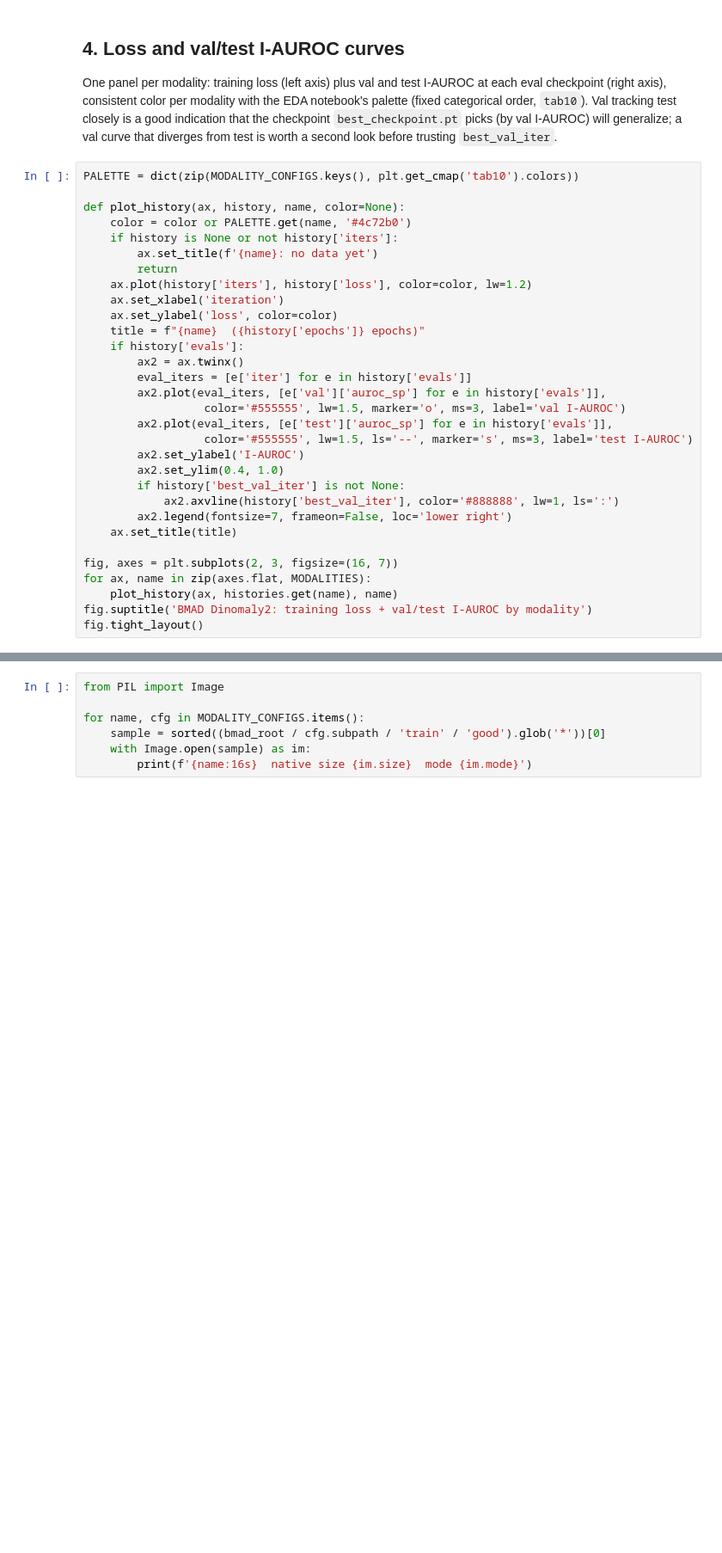
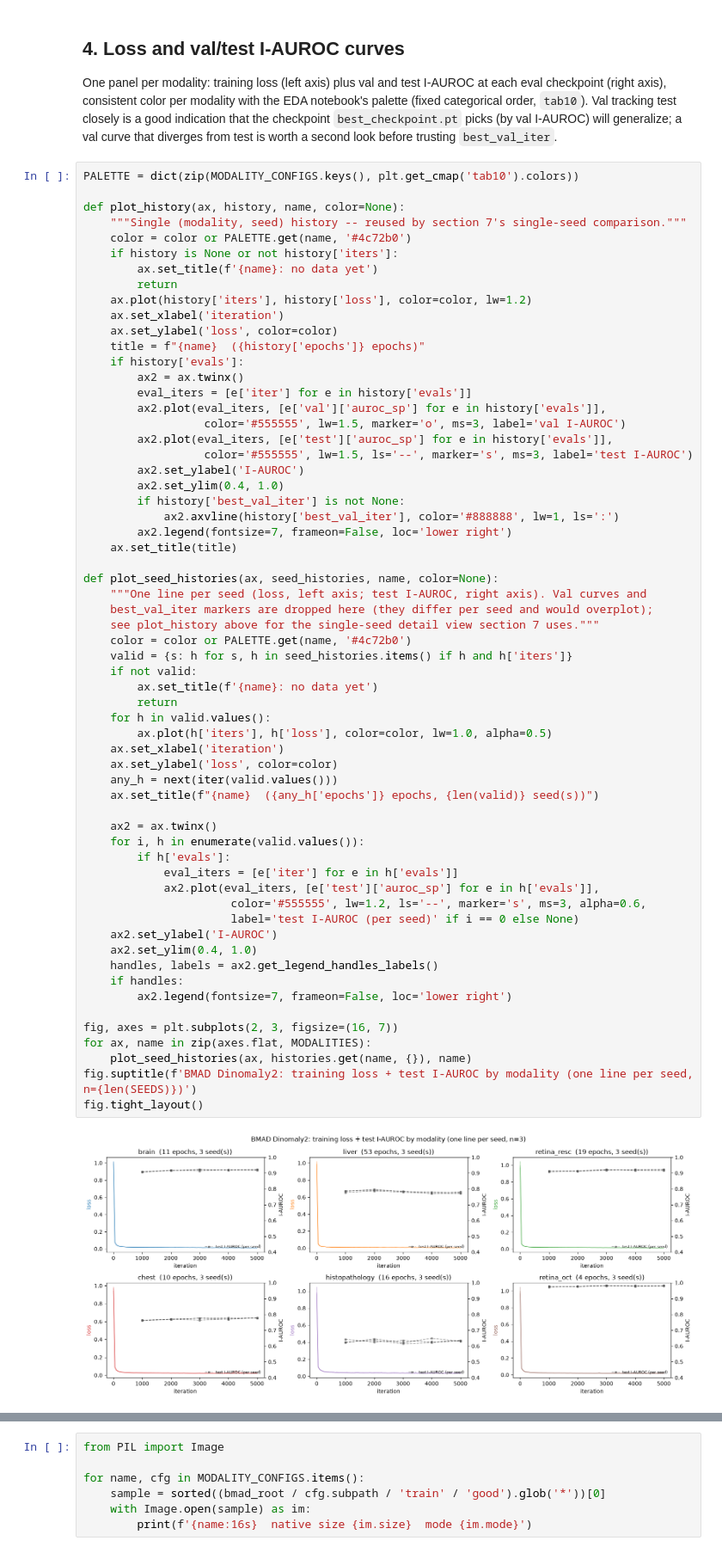
Before and after one commit to eremozdemir/mammo-uad-2d3d, a Jupyter notebook: notebooks/bmad/bmad_dinomaly2_train.ipynb, the cells around one changed output, grey strips where cells are left out. Shown at 86% size. Drawn from its saved outputs; the diff is of its cells as text; blank space fills up the shorter version.

```diff
--- a/notebooks/bmad/bmad_dinomaly2_train.ipynb
+++ b/notebooks/bmad/bmad_dinomaly2_train.ipynb
@@ -239,32 +330,64 @@ One panel per modality: training loss (left axis) plus val and test I-AUROC at e
 # %%
 PALETTE = dict(zip(MODALITY_CONFIGS.keys(), plt.get_cmap('tab10').colors))
 
 def plot_history(ax, history, name, color=None):
+    """Single (modality, seed) history -- reused by section 7's single-seed comparison."""
     color = color or PALETTE.get(name, '#4c72b0')
     if history is None or not history['iters']:
         ax.set_title(f'{name}: no data yet')
         return
     ax.plot(history['iters'], history['loss'], color=color, lw=1.2)
     ax.set_xlabel('iteration')
     ax.set_ylabel('loss', color=color)
     title = f"{name}  ({history['epochs']} epochs)"
     if history['evals']:
         ax2 = ax.twinx()
         eval_iters = [e['iter'] for e in history['evals']]
         ax2.plot(eval_iters, [e['val']['auroc_sp'] for e in history['evals']],
                   color='#555555', lw=1.5, marker='o', ms=3, label='val I-AUROC')
         ax2.plot(eval_iters, [e['test']['auroc_sp'] for e in history['evals']],
                   color='#555555', lw=1.5, ls='--', marker='s', ms=3, label='test I-AUROC')
         ax2.set_ylabel('I-AUROC')
         ax2.set_ylim(0.4, 1.0)
         if history['best_val_iter'] is not None:
             ax2.axvline(history['best_val_iter'], color='#888888', lw=1, ls=':')
         ax2.legend(fontsize=7, frameon=False, loc='lower right')
     ax.set_title(title)
 
+def plot_seed_histories(ax, seed_histories, name, color=None):
+    """One line per seed (loss, left axis; test I-AUROC, right axis). Val curves and
+    best_val_iter markers are dropped here (they differ per seed and would overplot);
+    see plot_history above for the single-seed detail view section 7 uses."""
+    color = color or PALETTE.get(name, '#4c72b0')
+    valid = {s: h for s, h in seed_histories.items() if h and h['iters']}
+    if not valid:
+        ax.set_title(f'{name}: no data yet')
+        return
+    for h in valid.values():
+        ax.plot(h['iters'], h['loss'], color=color, lw=1.0, alpha=0.5)
+    ax.set_xlabel('iteration')
+    ax.set_ylabel('loss', color=color)
+    any_h = next(iter(valid.values()))
+    ax.set_title(f"{name}  ({any_h['epochs']} epochs, {len(valid)} seed(s))")
+
+    ax2 = ax.twinx()
+    for i, h in enumerate(valid.values()):
+        if h['evals']:
+            eval_iters = [e['iter'] for e in h['evals']]
+            ax2.plot(eval_iters, [e['test']['auroc_sp'] for e in h['evals']],
+                      color='#555555', lw=1.2, ls='--', marker='s', ms=3, alpha=0.6,
+                      label='test I-AUROC (per seed)' if i == 0 else None)
+    ax2.set_ylabel('I-AUROC')
+    ax2.set_ylim(0.4, 1.0)
+    handles, labels = ax2.get_legend_handles_labels()
+    if handles:
+        ax2.legend(fontsize=7, frameon=False, loc='lower right')
+
 fig, axes = plt.subplots(2, 3, figsize=(16, 7))
 for ax, name in zip(axes.flat, MODALITIES):
-    plot_history(ax, histories.get(name), name)
-fig.suptitle('BMAD Dinomaly2: training loss + val/test I-AUROC by modality')
+    plot_seed_histories(ax, histories.get(name, {}), name)
+fig.suptitle(f'BMAD Dinomaly2: training loss + test I-AUROC by modality (one line per seed, n={len(SEEDS)})')
 fig.tight_layout()
+# %% [output]
+[figure, added]
 # %% [markdown]
```
Also changed, not shown: parts of 26 cells of this notebook, 7 other files.
